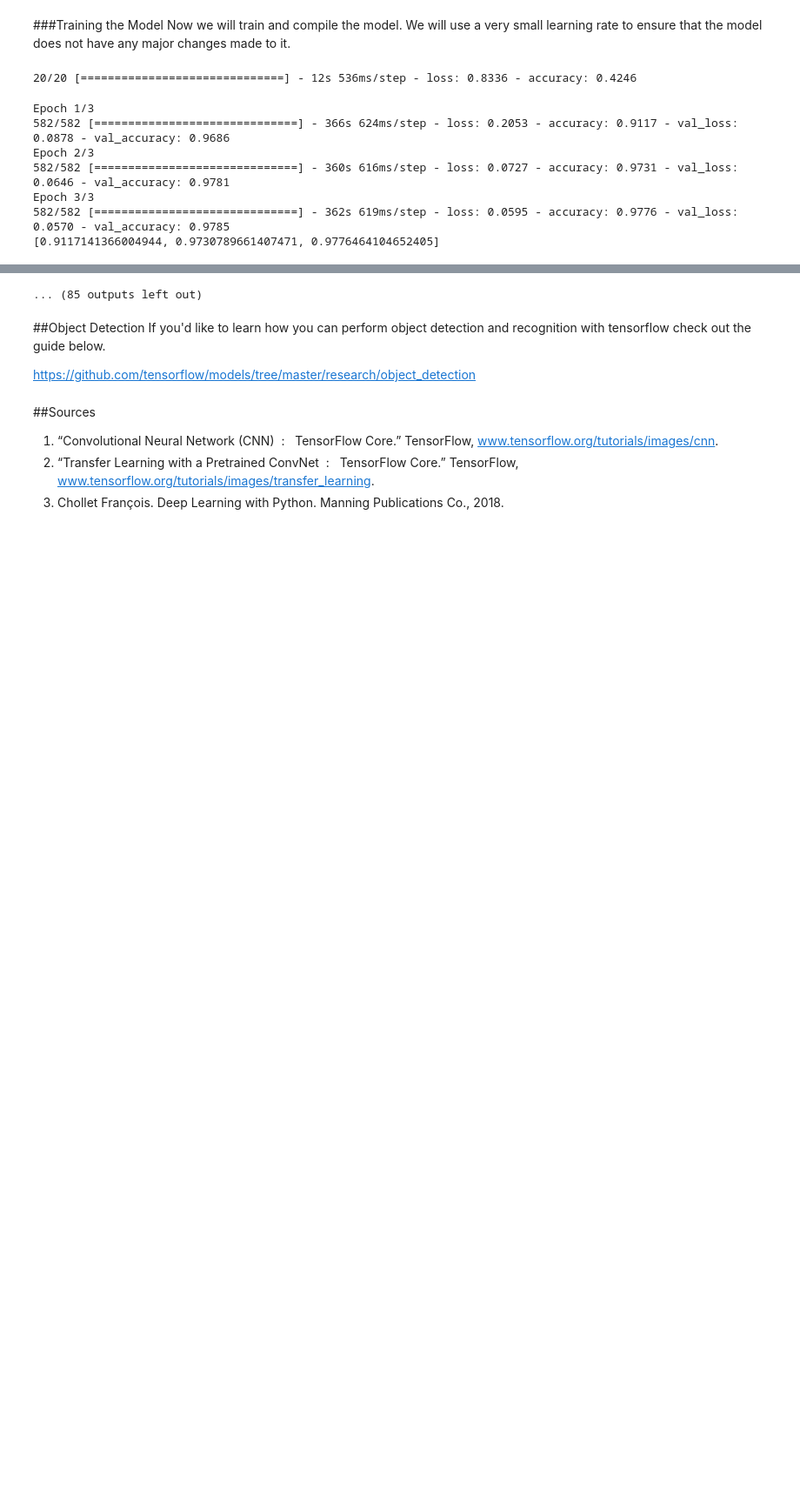
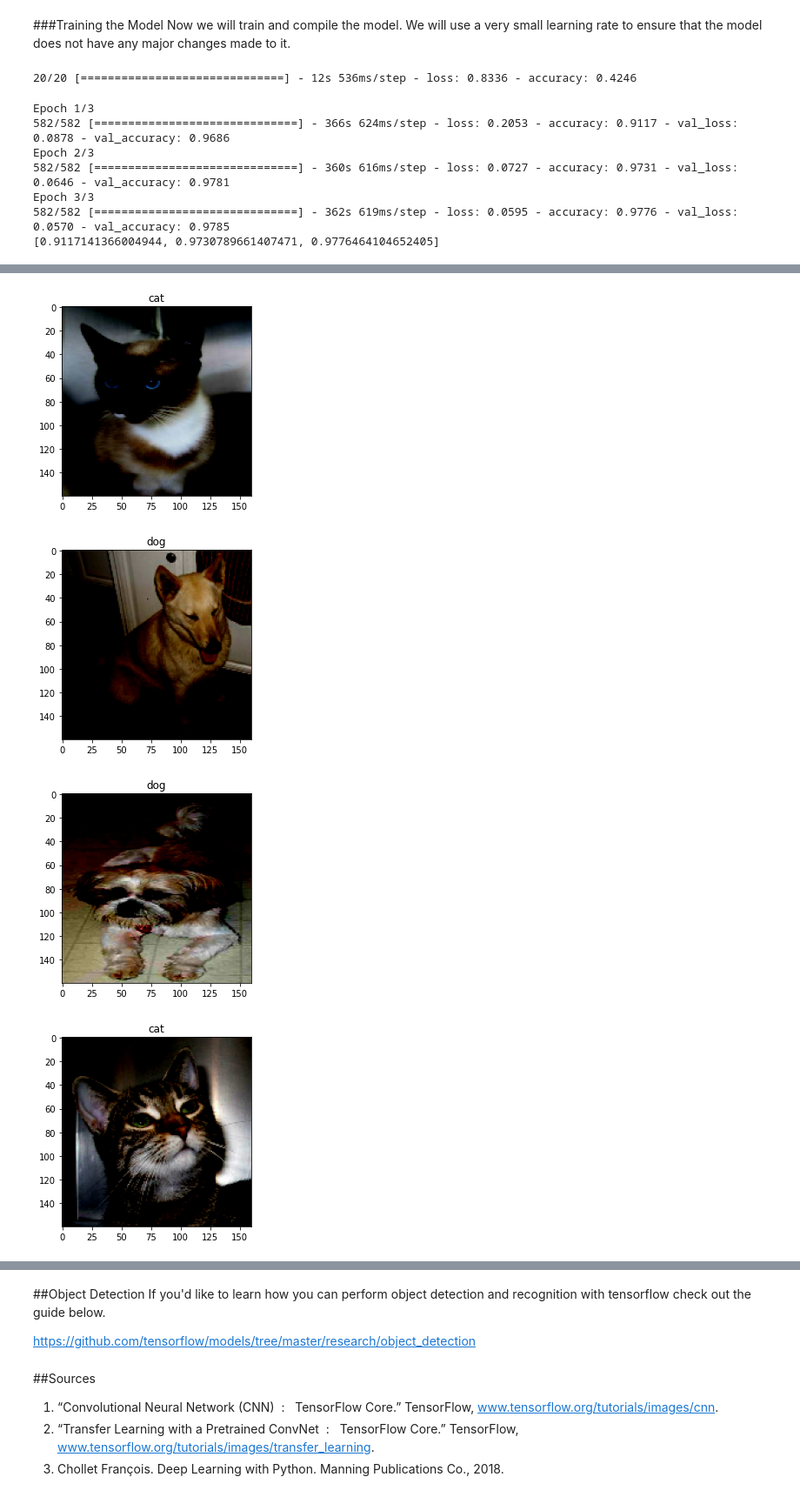
Before and after one commit to AndreaCastiella/Tensorflow2.0-Course-freeCodeCamp, a Jupyter notebook: Module5.ipynb, the cells around one changed output, grey strips where cells are left out. Shown at 87% size. Saved outputs shown, nothing was run; the diff lists cells and outputs as text; code cells hidden in the pictures; blank space fills up the shorter version.

```diff
--- a/Module5.ipynb
+++ b/Module5.ipynb
@@ -512,7 +512,7 @@ for image, _ in test_batches.take(1): # batches of 32 images
   print(image.shape)
   for img in image:
     plt.figure()
-    plt.imshow(img)
+    plt.imshow(np.clip(img, 0, 1))
     img = np.array(img)
     img = img.reshape((1,) + img.shape) # reshape the image
     prediction = new_model.predict(img, verbose=1)
@@ -520,5 +520,4 @@ for image, _ in test_batches.take(1): # batches of 32 images
       plt.title('cat')
     else:
       plt.title('dog')
-  pass
 # %% [output]
@@ -527,0 +551,4 @@ WARNING:matplotlib.image:Clipping input data to the valid range for imshow with
+[figure, added]
+[figure, added]
+[figure, added]
+[figure, added]
@@ -538,4 +562,3 @@ WARNING:matplotlib.image:Clipping input data to the valid range for imshow with
-... (85 outputs left out)
 # %% [markdown]
 ##Object Detection
 If you'd like to learn how you can perform object detection and recognition with tensorflow check out the guide below.
```
Also changed, not shown: parts of 1 cell of this notebook.
